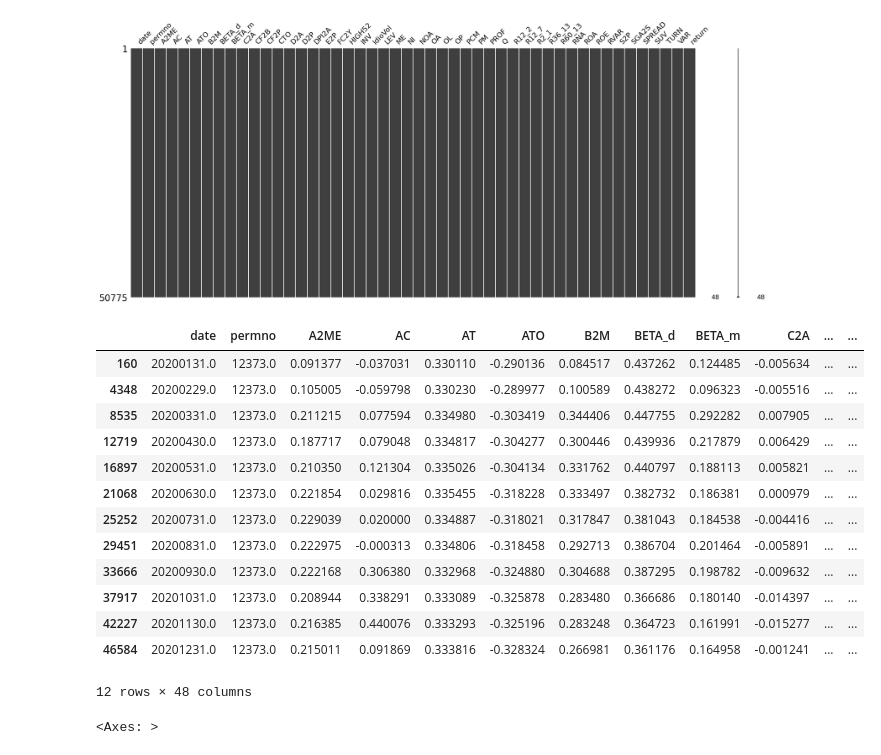
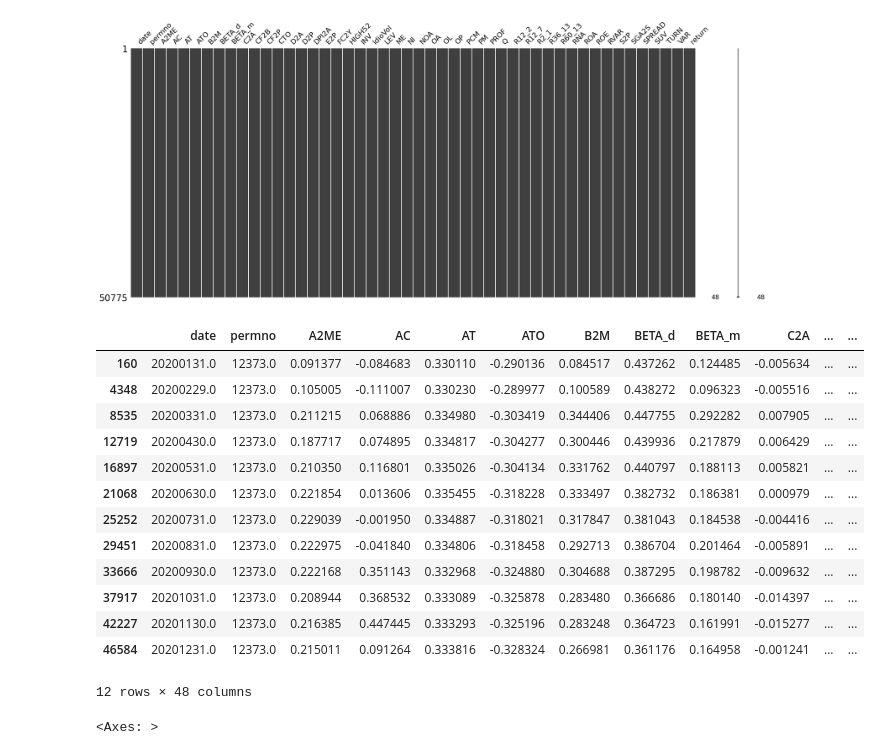
Before and after one commit to kennybix/Data-Imputation-in-Panel-Data, a Jupyter notebook: example.ipynb, the cells around one changed output. Cells and saved outputs as stored; diff of their text form; code cells hidden in the pictures.

```diff
--- a/example.ipynb
+++ b/example.ipynb
@@ -373,6 +377,6 @@ array([[[0.15801078, 0.5732745 , 0.4998776 , ..., 0.47573512,
          0.91003221,        nan]]])
 # %%
 impute_model = Imputer(rank_chars)
-# imputed_rank_chars = impute_model.impute_with_em() # too expensive
-# imputed_rank_chars = impute_model.impute_with_xs(params="")
-imputed_rank_chars = impute_model.impute_with_b_xs()
+em_imputed_rank_chars = impute_model.impute_with_em() # too expensive
+xs_imputed_rank_chars = impute_model.impute_with_xs()
+bxs_imputed_rank_chars = impute_model.impute_with_b_xs()
@@ -401,3 +403,7 @@ imputed_raw_chars = invert_cross_sectional_percentiles_with_knn(imputed_rank_cha
+# %%
+em_imputed_raw_chars = invert_cross_sectional_percentiles_with_knn(em_imputed_rank_chars, raw_chars)
+xs_imputed_raw_chars = invert_cross_sectional_percentiles_with_knn(xs_imputed_rank_chars, raw_chars)
+bxs_imputed_raw_chars = invert_cross_sectional_percentiles_with_knn(bxs_imputed_rank_chars, raw_chars)
 # %%
 raw_chars
 # %% [output]
@@ -461,0 +447,4 @@ new_data
+# %%
+em_new_data = get_dataframe_from_panel(em_imputed_raw_chars, chars, date_vals, Ns, N_column_name='permno')
+xs_new_data = get_dataframe_from_panel(xs_imputed_raw_chars, chars, date_vals, Ns, N_column_name='permno')
+bxs_new_data = get_dataframe_from_panel(bxs_imputed_raw_chars, chars, date_vals, Ns, N_column_name='permno')
@@ -465,22 +470,22 @@ msno.matrix(new_data)
 <Axes: >
 [figure]
 # %%
-asset_data = new_data.query('permno == 12373.0')
+asset_data = xs_new_data.query('permno == 12373.0')
 asset_data
 # %% [output]
 |  | date | permno | A2ME | AC | AT | ATO | B2M | BETA_d | BETA_m | C2A | ... | ... |
-| 160 | 20200131.0 | 12373.0 | 0.091377 | -0.037031 | 0.330110 | -0.290136 | 0.084517 | 0.437262 | 0.124485 | -0.005634 | ... | ... |
-| 4348 | 20200229.0 | 12373.0 | 0.105005 | -0.059798 | 0.330230 | -0.289977 | 0.100589 | 0.438272 | 0.096323 | -0.005516 | ... | ... |
-| 8535 | 20200331.0 | 12373.0 | 0.211215 | 0.077594 | 0.334980 | -0.303419 | 0.344406 | 0.447755 | 0.292282 | 0.007905 | ... | ... |
-| 12719 | 20200430.0 | 12373.0 | 0.187717 | 0.079048 | 0.334817 | -0.304277 | 0.300446 | 0.439936 | 0.217879 | 0.006429 | ... | ... |
-| 16897 | 20200531.0 | 12373.0 | 0.210350 | 0.121304 | 0.335026 | -0.304134 | 0.331762 | 0.440797 | 0.188113 | 0.005821 | ... | ... |
-| 21068 | 20200630.0 | 12373.0 | 0.221854 | 0.029816 | 0.335455 | -0.318228 | 0.333497 | 0.382732 | 0.186381 | 0.000979 | ... | ... |
-| 25252 | 20200731.0 | 12373.0 | 0.229039 | 0.020000 | 0.334887 | -0.318021 | 0.317847 | 0.381043 | 0.184538 | -0.004416 | ... | ... |
-| 29451 | 20200831.0 | 12373.0 | 0.222975 | -0.000313 | 0.334806 | -0.318458 | 0.292713 | 0.386704 | 0.201464 | -0.005891 | ... | ... |
-| 33666 | 20200930.0 | 12373.0 | 0.222168 | 0.306380 | 0.332968 | -0.324880 | 0.304688 | 0.387295 | 0.198782 | -0.009632 | ... | ... |
-| 37917 | 20201031.0 | 12373.0 | 0.208944 | 0.338291 | 0.333089 | -0.325878 | 0.283480 | 0.366686 | 0.180140 | -0.014397 | ... | ... |
-| 42227 | 20201130.0 | 12373.0 | 0.216385 | 0.440076 | 0.333293 | -0.325196 | 0.283248 | 0.364723 | 0.161991 | -0.015277 | ... | ... |
-| 46584 | 20201231.0 | 12373.0 | 0.215011 | 0.091869 | 0.333816 | -0.328324 | 0.266981 | 0.361176 | 0.164958 | -0.001241 | ... | ... |
+| 160 | 20200131.0 | 12373.0 | 0.091377 | -0.084683 | 0.330110 | -0.290136 | 0.084517 | 0.437262 | 0.124485 | -0.005634 | ... | ... |
+| 4348 | 20200229.0 | 12373.0 | 0.105005 | -0.111007 | 0.330230 | -0.289977 | 0.100589 | 0.438272 | 0.096323 | -0.005516 | ... | ... |
+| 8535 | 20200331.0 | 12373.0 | 0.211215 | 0.068886 | 0.334980 | -0.303419 | 0.344406 | 0.447755 | 0.292282 | 0.007905 | ... | ... |
+| 12719 | 20200430.0 | 12373.0 | 0.187717 | 0.074895 | 0.334817 | -0.304277 | 0.300446 | 0.439936 | 0.217879 | 0.006429 | ... | ... |
+| 16897 | 20200531.0 | 12373.0 | 0.210350 | 0.116801 | 0.335026 | -0.304134 | 0.331762 | 0.440797 | 0.188113 | 0.005821 | ... | ... |
+| 21068 | 20200630.0 | 12373.0 | 0.221854 | 0.013606 | 0.335455 | -0.318228 | 0.333497 | 0.382732 | 0.186381 | 0.000979 | ... | ... |
+| 25252 | 20200731.0 | 12373.0 | 0.229039 | -0.001950 | 0.334887 | -0.318021 | 0.317847 | 0.381043 | 0.184538 | -0.004416 | ... | ... |
+| 29451 | 20200831.0 | 12373.0 | 0.222975 | -0.041840 | 0.334806 | -0.318458 | 0.292713 | 0.386704 | 0.201464 | -0.005891 | ... | ... |
+| 33666 | 20200930.0 | 12373.0 | 0.222168 | 0.351143 | 0.332968 | -0.324880 | 0.304688 | 0.387295 | 0.198782 | -0.009632 | ... | ... |
+| 37917 | 20201031.0 | 12373.0 | 0.208944 | 0.368532 | 0.333089 | -0.325878 | 0.283480 | 0.366686 | 0.180140 | -0.014397 | ... | ... |
+| 42227 | 20201130.0 | 12373.0 | 0.216385 | 0.447445 | 0.333293 | -0.325196 | 0.283248 | 0.364723 | 0.161991 | -0.015277 | ... | ... |
+| 46584 | 20201231.0 | 12373.0 | 0.215011 | 0.091264 | 0.333816 | -0.328324 | 0.266981 | 0.361176 | 0.164958 | -0.001241 | ... | ... |
 12 rows × 48 columns
 # %%
 msno.matrix(asset_data)
```
Also changed, not shown: parts of 21 cells of this notebook, 8 other files.
